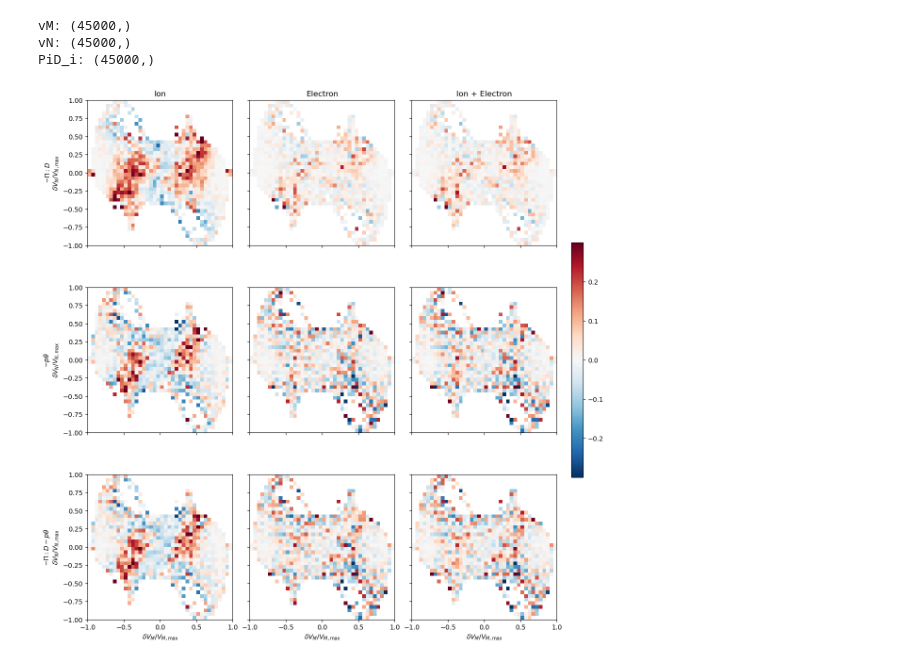
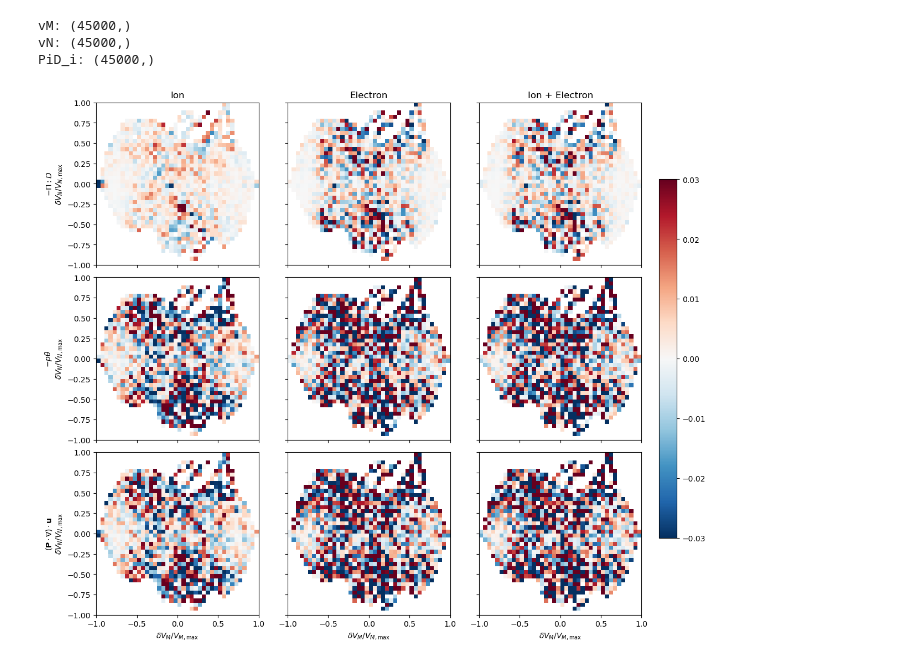
Before and after one commit to jgoodwill1/turbos, a Jupyter notebook: projects/KHI_2D/nbs/PS_2D.ipynb, the cells around one changed output. Cells and saved outputs as stored; diff of their text form; code cells hidden in the pictures.

```diff
--- a/projects/KHI_2D/nbs/PS_2D.ipynb
+++ b/projects/KHI_2D/nbs/PS_2D.ipynb
@@ -201,11 +201,11 @@ def velocity_binned_mean(
     # Remove extreme Q values
     qlo, qhi = np.percentile(Q, percentile)
 
-    keep = (Q >= qlo) & (Q <= qhi)
+    # keep = (Q >= qlo) & (Q <= qhi)
 
-    vM = vM[keep]
-    vN = vN[keep]
-    Q = Q[keep]
+    # vM = vM[keep]
+    # vN = vN[keep]
+    # Q = Q[keep]
 
     # Normalize energy conversion
     Q = Q / max(np.max(np.abs(Q)), np.finfo(float).tiny)
@@ -235,7 +235,7 @@ fields = [
     ["PS_i",  "PS_e",  "PS_tot"],
 ]
 
-time_idx = 1
+time_idx = 3
 
 vM = ds_v["V_M"].isel(time=time_idx).values.ravel()
 vN = ds_v["V_N"].isel(time=time_idx).values.ravel()
@@ -257,7 +257,7 @@ PiD_i: (45000,)
 # %%
 fig, ax = plt.subplots(
     3, 3,
-    figsize=(12, 12),
+    figsize=(12, 10),
     sharex=True,
     sharey=True,
     layout="constrained"
@@ -268,7 +268,7 @@ titles = ["Ion", "Electron", "Ion + Electron"]
 row_labels = [
     r"$-\Pi:D$",
     r"$-p\theta$",
-    r"$-\Pi:D-p\theta$"
+    r"$(\mathbf{P} \cdot \nabla) \cdot \mathbf{u}$"
 ]
 
 for row in range(3):
@@ -287,7 +287,7 @@ for row in range(3):
             edges,
             Qmean,
             cmap="RdBu_r",
-            norm=TwoSlopeNorm(vcenter=0, vmin=-3e-1, vmax=3e-1),
+            norm=TwoSlopeNorm(vcenter=0, vmin=-3e-2, vmax=3e-2),
             shading="auto"
         )
 
@@ -295,33 +295,33 @@ for row in range(3):
 
         if row == 0:
             ax[row, col].set_title(titles[col])
 
         if col == 0:
             ax[row, col].set_ylabel(
                 row_labels[row] + "\n" +
                 r"$\delta V_N / V_{N,\max}$"
             )
 
         if row == 2:
             ax[row, col].set_xlabel(
                 r"$\delta V_M / V_{M,\max}$"
             )
 
 cbar = fig.colorbar(
     im,
     ax=ax,
     location="right",
-    fraction=0.025,
+    fraction=0.05,
     pad=0.02,
     shrink=0.7
 )
 
 
 fig.savefig(
-    "PS_2D.png",
+    "PS_2D_nl.png",
     bbox_inches="tight"
 )
 
 plt.show()
 # %% [output]
-[figure, old version]
+[figure, new version]
```
Also changed, not shown: 9 other files.
